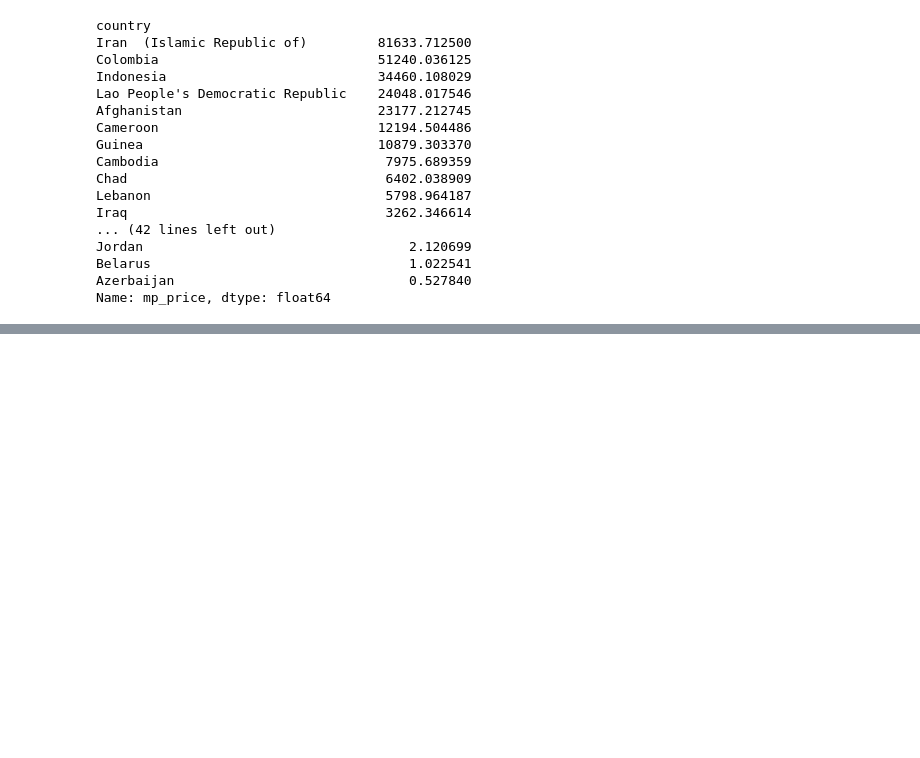
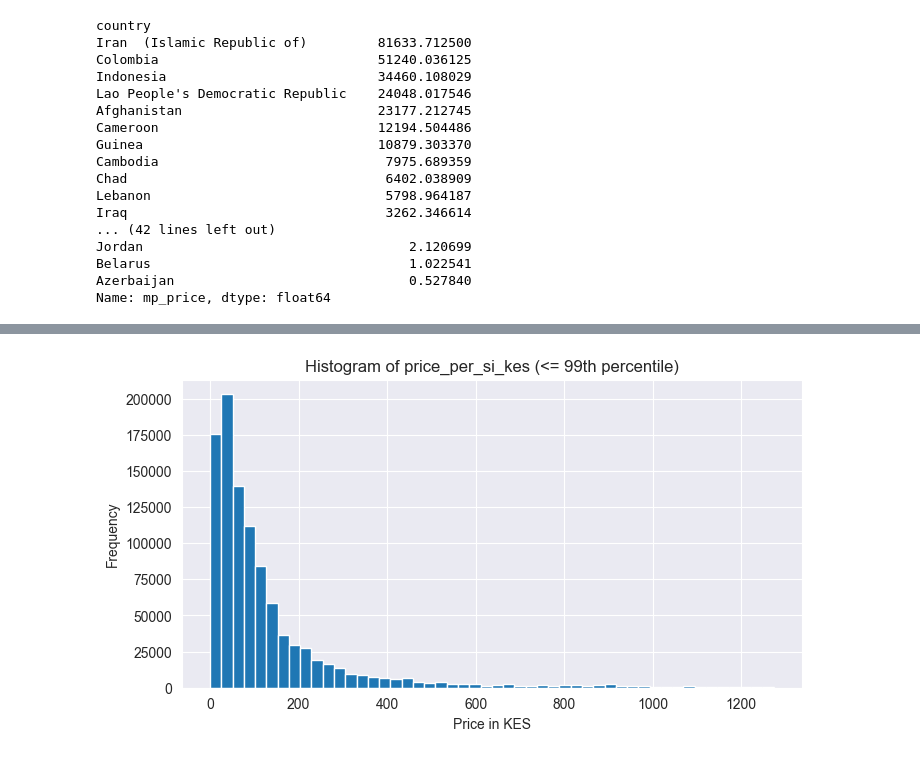
Before and after one commit to Cyrusz55/food_price_analysis, a Jupyter notebook: book1.ipynb, the cells around one changed output, grey strips where cells are left out. Saved outputs shown, nothing was run; the diff lists cells and outputs as text; code cells hidden in the pictures; blank space fills up the shorter version.

```diff
--- a/book1.ipynb
+++ b/book1.ipynb
@@ -118,0 +295,2 @@ Name: mp_price, dtype: float64
+# %%
+df['country'].replace({'Bassas da India':'India'}, inplace=True)
@@ -118,0 +741,15 @@ Name: mp_price, dtype: float64
+# %%
+
+
+x = pd.to_numeric(df["price_per_si_kes"], errors="coerce")
+x = x.replace([np.inf, -np.inf], np.nan).dropna()
+
+cap = x.quantile(0.99)
+plt.figure(figsize=(8, 4))
+plt.hist(x[x <= cap], bins=50)
+plt.title("Histogram of price_per_si_kes (<= 99th percentile)")
+plt.xlabel("Price in KES")
+plt.ylabel("Frequency")
+plt.show()
+# %% [output]
+[figure, added]
```
Also changed, not shown: parts of 37 cells of this notebook.
